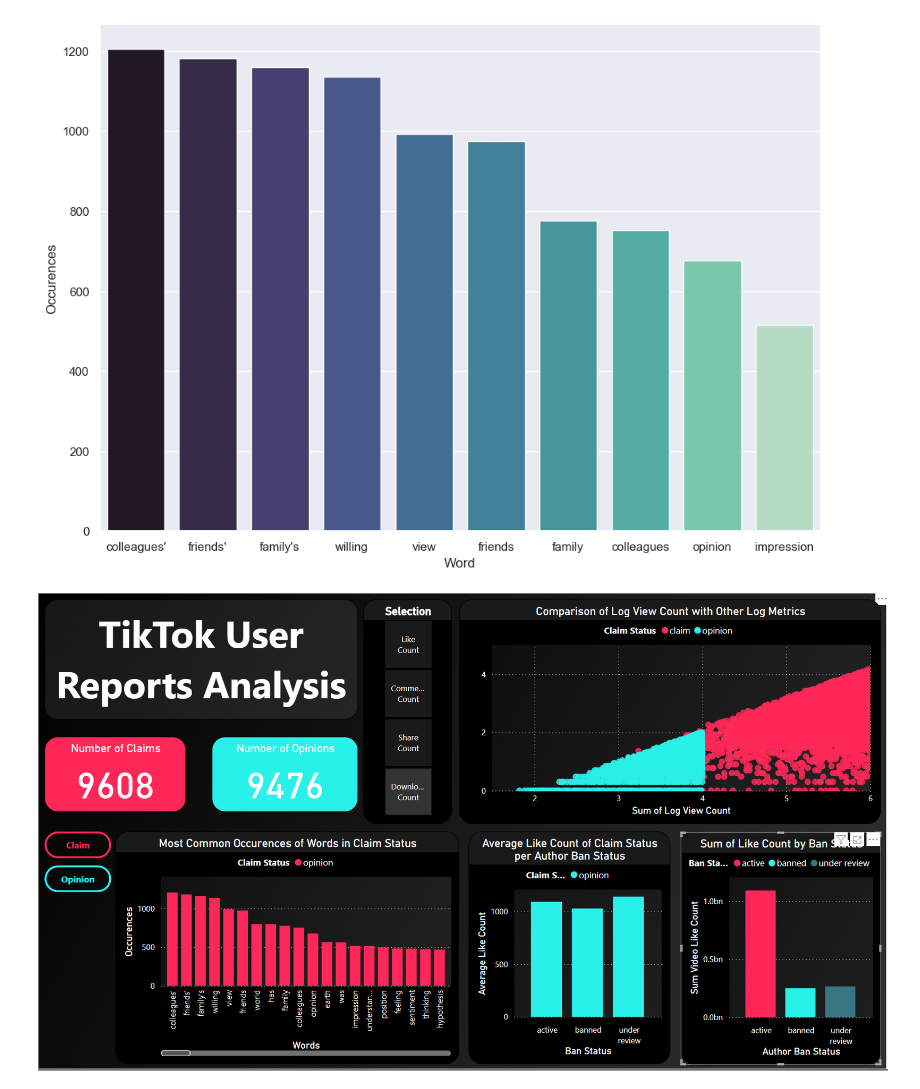
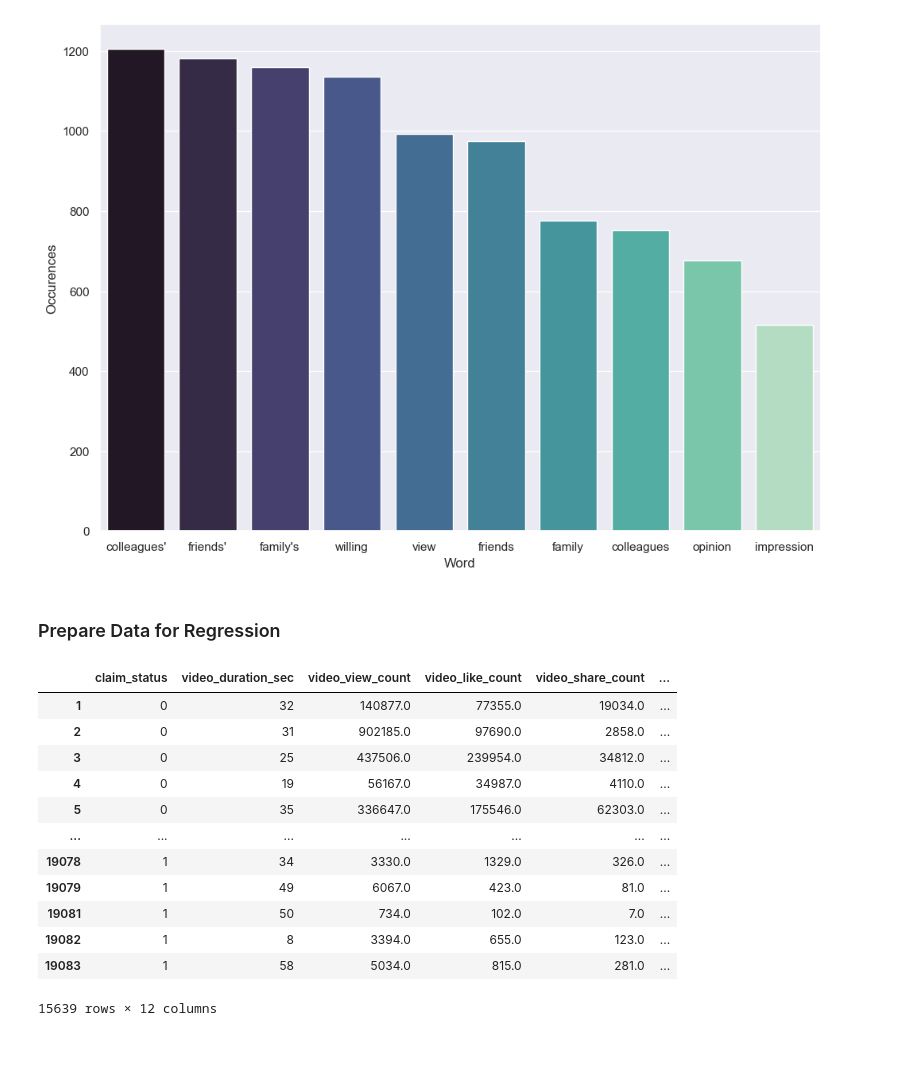
Before and after one commit to SPennyh/TikTok-User-Reports, a Jupyter notebook: tiktok_analysis.ipynb, the cells around one changed output. Cells and saved outputs as stored; diff of their text form; code cells hidden in the pictures; blank space fills up the shorter version.

Commit message:
Performed Regression, and updated README

```diff
--- a/tiktok_analysis.ipynb
+++ b/tiktok_analysis.ipynb
@@ -62,9 +85,5 @@ plt.ylabel('Occurences')
 # %% [output]
 Text(0, 0.5, 'Occurences')
 [figure]
-# %%
-from IPython.display import Image
-Image("tiktok_dashboard.png")
-#![title](tiktok_dashboard.png)
-# %% [output]
-[figure, removed]
+# %% [markdown]
+### Prepare Data for Regression
@@ -70,0 +95,21 @@ Image("tiktok_dashboard.png")
+# %%
+corr_data['log_like_count'] = np.log10(tiktok['video_like_count'])
+corr_data['log_comment_count'] = np.log10(tiktok['video_comment_count'])
+corr_data['log_view_count'] = np.log10(tiktok['video_view_count'])
+corr_data['log_share_count'] = np.log10(tiktok['video_share_count'])
+corr_data['log_download_count'] = np.log10(tiktok['video_download_count'])
+corr_data
+# %% [output]
+|  | claim_status | video_duration_sec | video_view_count | video_like_count | video_share_count | ... |
+| 1 | 0 | 32 | 140877.0 | 77355.0 | 19034.0 | ... |
+| 2 | 0 | 31 | 902185.0 | 97690.0 | 2858.0 | ... |
+| 3 | 0 | 25 | 437506.0 | 239954.0 | 34812.0 | ... |
+| 4 | 0 | 19 | 56167.0 | 34987.0 | 4110.0 | ... |
+| 5 | 0 | 35 | 336647.0 | 175546.0 | 62303.0 | ... |
+| ... | ... | ... | ... | ... | ... | ... |
+| 19078 | 1 | 34 | 3330.0 | 1329.0 | 326.0 | ... |
+| 19079 | 1 | 49 | 6067.0 | 423.0 | 81.0 | ... |
+| 19081 | 1 | 50 | 734.0 | 102.0 | 7.0 | ... |
+| 19082 | 1 | 8 | 3394.0 | 655.0 | 123.0 | ... |
+| 19083 | 1 | 58 | 5034.0 | 815.0 | 281.0 | ... |
+15639 rows × 12 columns
```
Also changed, not shown: parts of 29 cells of this notebook, 2 other files.
